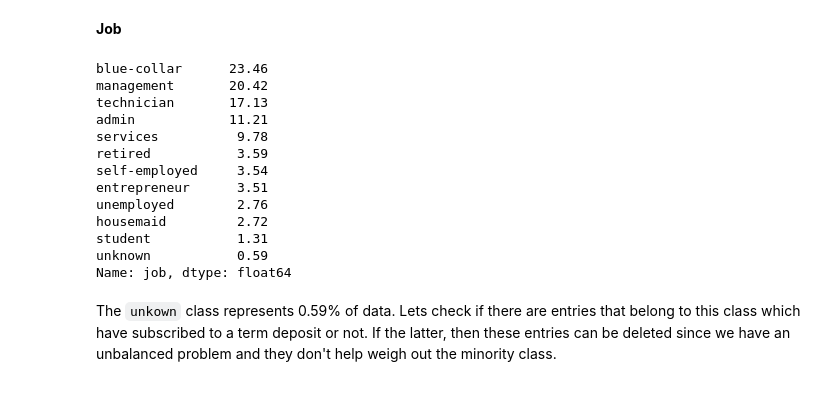
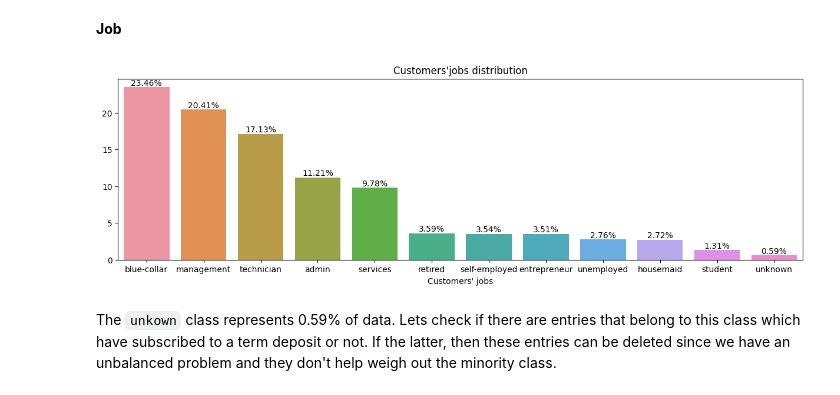
Before and after one commit to AlexandraBinder/Term-Deposit-Marketing, a Jupyter notebook: main_p2.ipynb, the cells around one changed output. Cells and saved outputs as stored; diff of their text form; code cells hidden in the pictures.

```diff
--- a/main_p2.ipynb
+++ b/main_p2.ipynb
@@ -422,22 +375,14 @@ Name: loan, dtype: float64
 ##### Real categorical attributes
 # %% [markdown]
 **Job**
-# %%
-np.round(df['job'].value_counts(normalize=True, dropna=False)*100, 2)
-# %% [output]
-blue-collar      23.46
-management       20.42
-technician       17.13
-admin            11.21
-services          9.78
-retired           3.59
-self-employed     3.54
-entrepreneur      3.51
-unemployed        2.76
-housemaid         2.72
-student           1.31
-unknown           0.59
-Name: job, dtype: float64
+# %%
+labels = {
+        'xlabel': "Customers' jobs",
+        'title': "Customers'jobs distribution"
+}
+plot_barplot_with_percent(df, 'job', labels, figsize=(15,4))
+# %% [output]
+[figure, added]
 # %% [markdown]
 The `unkown` class represents 0.59% of data. Lets check if there are entries that belong to this class which have subscribed to a term deposit or not. If the latter, then these entries can be deleted since we have an unbalanced problem and they don't help weigh out the minority class.
 # %%
```
Also changed, not shown: parts of 82 cells of this notebook.
